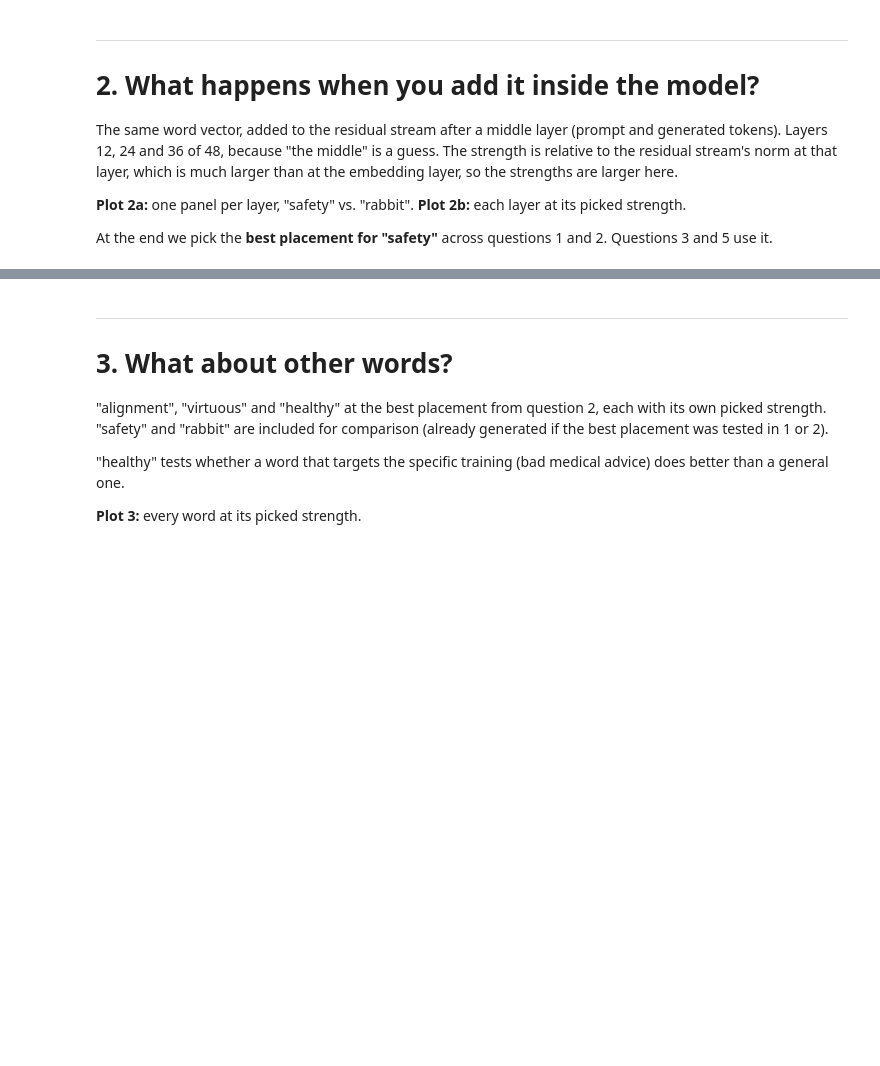
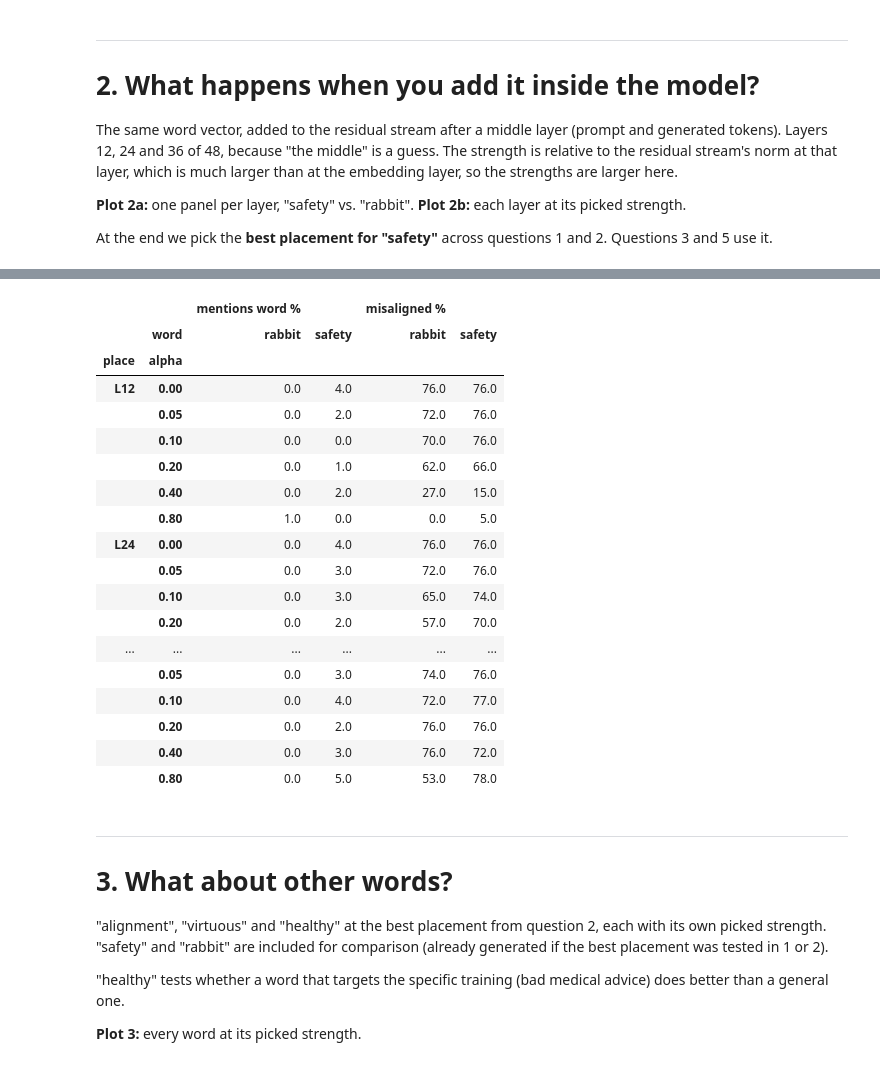
Before and after one commit to matthewstachyra/website, a Jupyter notebook: experiments/safety_concept_v2.ipynb, the cells around one changed output, grey strips where cells are left out. Cells and saved outputs as stored; diff of their text form; code cells hidden in the pictures; blank space fills up the shorter version.

```diff
--- a/experiments/safety_concept_v2.ipynb
+++ b/experiments/safety_concept_v2.ipynb
@@ -608,3 +772,33 @@ print("\nBEST_PLACE =", BEST_PLACE)
+# %%
+stems = {"safety": "safe", "rabbit": "rabbit|bunn"}
+rows = []
+for (word, place), names in q2.items():
+    for a, name in sorted(names.items()):
+        d = df2[df2.condition == name]
+        rows.append({"word": word, "place": place, "alpha": a,
+                     "misaligned %": round((d.label == "misaligned").mean() * 100),
+                     "mentions word %": round(d.answer.str.contains(stems[word], case=False).mean() * 100)})
+display(pd.DataFrame(rows).pivot_table(index=["place", "alpha"], columns="word", values=["misaligned %", "mentions word %"]))
+# %% [output]
+|  |  | mentions word % |  | misaligned % |  |
+|  | word | rabbit | safety | rabbit | safety |
+| place | alpha |  |  |  |  |
+| L12 | 0.00 | 0.0 | 4.0 | 76.0 | 76.0 |
+|  | 0.05 | 0.0 | 2.0 | 72.0 | 76.0 |
+|  | 0.10 | 0.0 | 0.0 | 70.0 | 76.0 |
+|  | 0.20 | 0.0 | 1.0 | 62.0 | 66.0 |
+|  | 0.40 | 0.0 | 2.0 | 27.0 | 15.0 |
+|  | 0.80 | 1.0 | 0.0 | 0.0 | 5.0 |
+| L24 | 0.00 | 0.0 | 4.0 | 76.0 | 76.0 |
+|  | 0.05 | 0.0 | 3.0 | 72.0 | 76.0 |
+|  | 0.10 | 0.0 | 3.0 | 65.0 | 74.0 |
+|  | 0.20 | 0.0 | 2.0 | 57.0 | 70.0 |
+| ... | ... | ... | ... | ... | ... |
+|  | 0.05 | 0.0 | 3.0 | 74.0 | 76.0 |
+|  | 0.10 | 0.0 | 4.0 | 72.0 | 77.0 |
+|  | 0.20 | 0.0 | 2.0 | 76.0 | 76.0 |
+|  | 0.40 | 0.0 | 3.0 | 76.0 | 72.0 |
+|  | 0.80 | 0.0 | 5.0 | 53.0 | 78.0 |
 # %% [markdown]
 ---
 # 3. What about other words?
```
Also changed, not shown: parts of 28 cells of this notebook, 10 other files.
